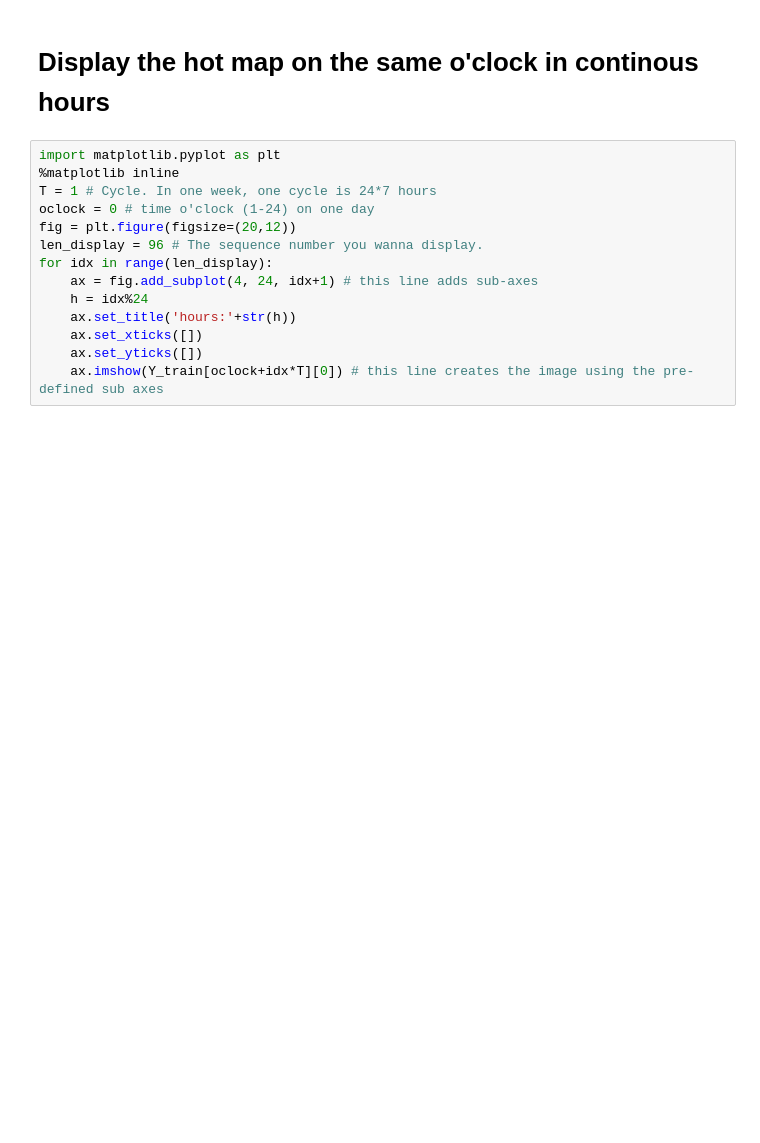
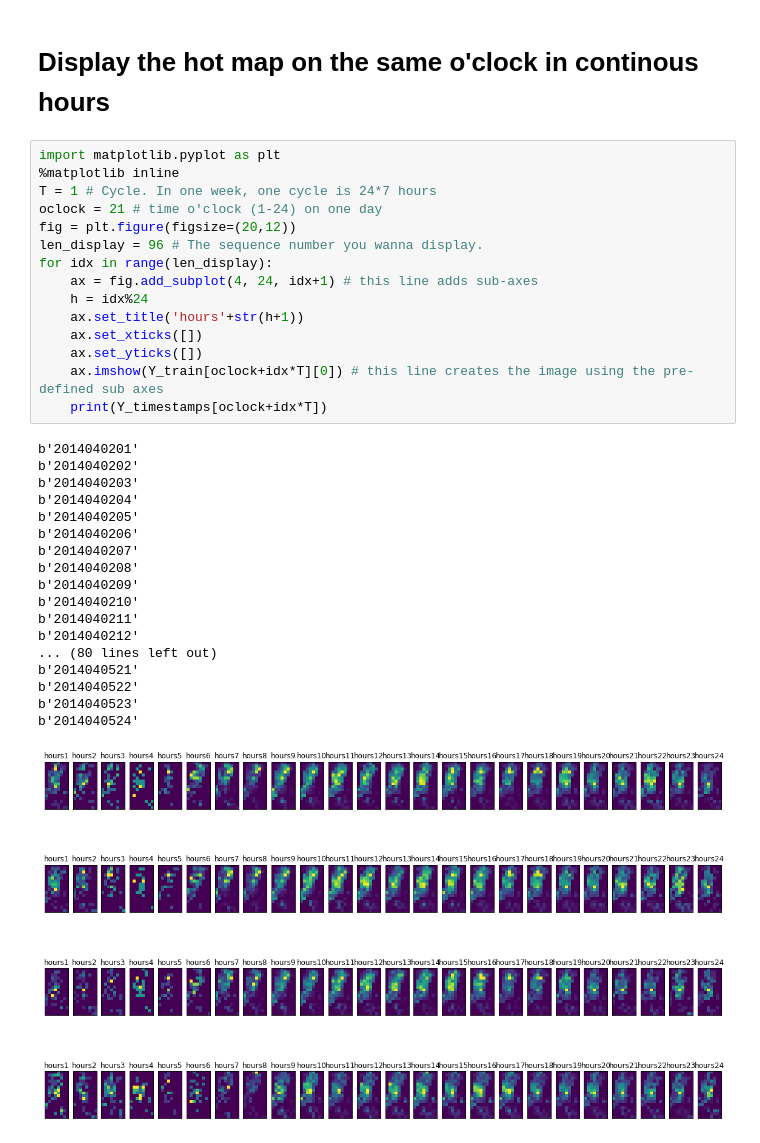
Before and after one commit to amirkhango/curry, a Jupyter notebook: data_exploration.ipynb, the cells around one changed output. Cells and saved outputs as stored; diff of their text form; blank space fills up the shorter version.

```diff
--- a/data_exploration.ipynb
+++ b/data_exploration.ipynb
@@ -164,14 +203,34 @@ for idx in range(len_display):
 # %%
 import matplotlib.pyplot as plt
 %matplotlib inline
 T = 1 # Cycle. In one week, one cycle is 24*7 hours
-oclock = 0 # time o'clock (1-24) on one day
+oclock = 21 # time o'clock (1-24) on one day
 fig = plt.figure(figsize=(20,12))
 len_display = 96 # The sequence number you wanna display.
 for idx in range(len_display):
     ax = fig.add_subplot(4, 24, idx+1) # this line adds sub-axes
     h = idx%24
-    ax.set_title('hours:'+str(h))
+    ax.set_title('hours'+str(h+1))
     ax.set_xticks([])
     ax.set_yticks([])
     ax.imshow(Y_train[oclock+idx*T][0]) # this line creates the image using the pre-defined sub axes
+    print(Y_timestamps[oclock+idx*T])
+# %% [output]
+b'2014040201'
+b'2014040202'
+b'2014040203'
+b'2014040204'
+b'2014040205'
+b'2014040206'
+b'2014040207'
+b'2014040208'
+b'2014040209'
+b'2014040210'
+b'2014040211'
+b'2014040212'
+... (80 lines left out)
+b'2014040521'
+b'2014040522'
+b'2014040523'
+b'2014040524'
+[figure, added]
```
Also changed, not shown: parts of 4 cells of this notebook.
